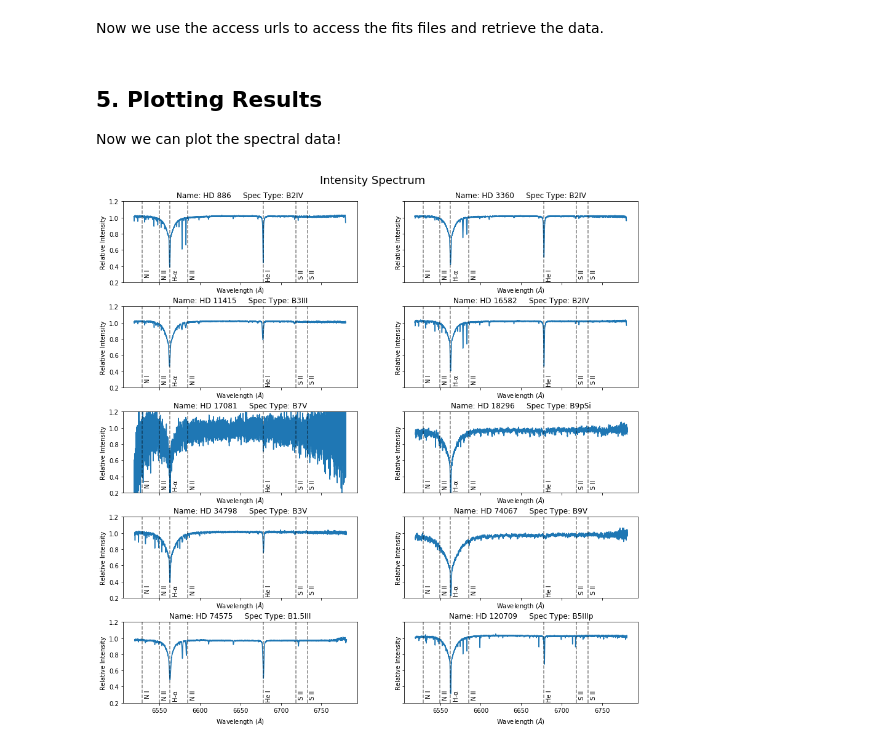
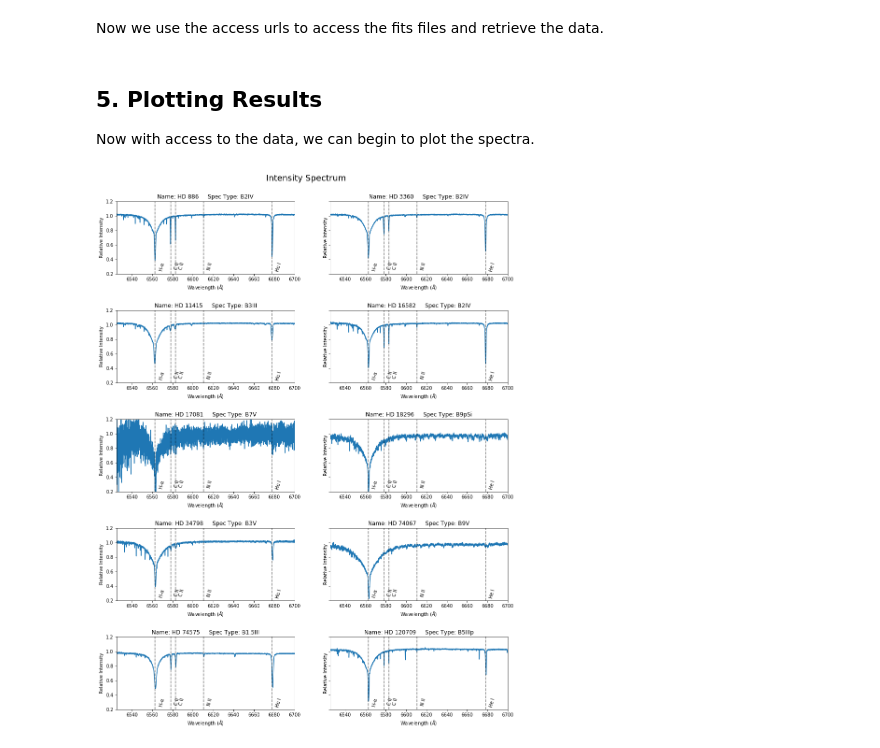
Before and after one commit to ellieb/astroquery_tutorial, a Jupyter notebook: astroquery_example_spectra.ipynb, the cells around one changed output. Cells and saved outputs as stored; diff of their text form; code cells hidden in the pictures.

```diff
--- a/astroquery_example_spectra.ipynb
+++ b/astroquery_example_spectra.ipynb
@@ -58,8 +58,7 @@ catalog_name = catalog.keys()[0]
 Vizier.ROW_LIMIT = 200
 result = Vizier.query_constraints(catalog=catalog_name,
                                   SpType='B*',
-                                  RotVel='<20',
-                                  row_limit=200)
+                                  RotVel='<20')
 bright_star_results = result[catalog_name]
 bright_star_results
 # %% [output]
@@ -262,12 +278,10 @@ Now we use the access urls to access the fits files and retrieve the data.
 # %%
 from astropy.io import fits
 
-# TODO: Ask if we should remove this?
-limit = 10
 data_list = []
 verbose = False
 
-for url in cutout_urls[:limit]:
+for url in cutout_urls:
     with fits.open(url) as hdulist:
         if verbose:
             hdulist.info()
@@ -275,48 +289,48 @@ for url in cutout_urls[:limit]:
         data_list.append(data)
 # %% [markdown]
 ## 5. Plotting Results
-Now we can plot the spectral data!
+Now with access to the data, we can begin to plot the spectra.
 # %%
 %matplotlib inline
 import matplotlib.pyplot as plt
 import numpy as np
 import math
-# Source: http://astro.uchicago.edu/~subbarao/newWeb/line.html
-# Prominent spectral bands for B type stars He, H, O+, C+, N+, Si+
-# neutral hydrogen lines, more prominent Balmer lines
 
-hd_list = unique_espadons_results['HD'][:limit]
-sp_list = unique_espadons_results['SpType'][:limit]
+line_identifications = [('H-α', 6562.8), ('C II', 6578.05), ('C II', 6582.88),
+                        ('N II', 6610.56), ('He I', 6678.1517)]
 
-wavelength_list = [6529.03, 6549.86, 6585.27, 6718.29, 6732.67, 6562.8, 6678.1517]
-element_list = ['N I', 'N II', 'N II', 'S II', 'S II', 'H-α', 'He I']
 
-cols = 2
-rows = math.ceil(len(data_list) / cols)
-ylim = (0.2, 1.2)
-xlim = (6675, 6682)
-fig, axes = plt.subplots(rows, cols, figsize=(15, 15),
-                         sharex=True, sharey=True)
-plt.setp(axes, ylim=ylim)
-for data, hd_name, sp_type, ax in zip(data_list, hd_list, sp_list,
-                                      axes.flatten()):
-    ax.plot(data[0]*10, data[1])
-    #TODO: Ask if I should include spectral lines or not
-    #TODO Add morex ticks
+def plot_spectra(data_list, hd_list, sp_list):
+    cols = 2
+    rows = math.ceil(len(data_list) / cols)
+    ylim = (0.2, 1.2)
+    xlim = (6525, 6700)
+    fig, axes = plt.subplots(rows,
+                             cols,
+                             figsize=(15, 20),
+                             sharex=False,
+                             sharey=True)
+    plt.setp(axes, ylim=ylim, xlim=xlim)
+    for data, hd_name, sp_type, ax in zip(data_list, hd_list, sp_list,
+                                          axes.flatten()):
+        ax.plot(data[0] * 10, data[1])
 
-    ylim = ax.get_ylim()
-    for wavelength, element in zip(wavelength_list, element_list):
-        ax.axvline(x=wavelength, c='black', ls='--', alpha=0.5)
-        ax.text(wavelength+3, ylim[0]+0.1, element,rotation=90)
+        for element, wavelength in line_identifications:
+            ax.axvline(x=wavelength, c='black', ls='--', alpha=0.5)
+            ax.text(wavelength + 3, ylim[0] + 0.11, element, rotation=75)
 
-    ax.set_title('Name: HD {}     Spec Type: {}'.format(
-        hd_name, sp_type))
-    ax.set_xlabel(r'Wavelength ($\AA$)')
-    ax.set_ylabel('Relative Intensity')
-#plt.setp(axes, xlim=xlim)
+        ax.set_title('Name: HD {}     Spec Type: {}'.format(hd_name, sp_type))
+        ax.set_xlabel(r'Wavelength ($\AA$)')
+        ax.set_ylabel('Relative Intensity')
 
-fig.suptitle('Intensity Spectrum', y=0.92, fontsize=18)
-plt.subplots_adjust(hspace=0.3)
-plt.show()
+    fig.suptitle('Intensity Spectrum', y=0.92, fontsize=18)
+    plt.subplots_adjust(hspace=0.5)
+    plt.show()
+
+
+nsubplots = 10
+hd_list = unique_espadons_results['HD']
+sp_list = unique_espadons_results['SpType']
+plot_spectra(data_list[:nsubplots], hd_list[:nsubplots], sp_list[:nsubplots])
 # %% [output]
-[figure, old version]
+[figure, new version]
```
Also changed, not shown: parts of 8 cells of this notebook.
